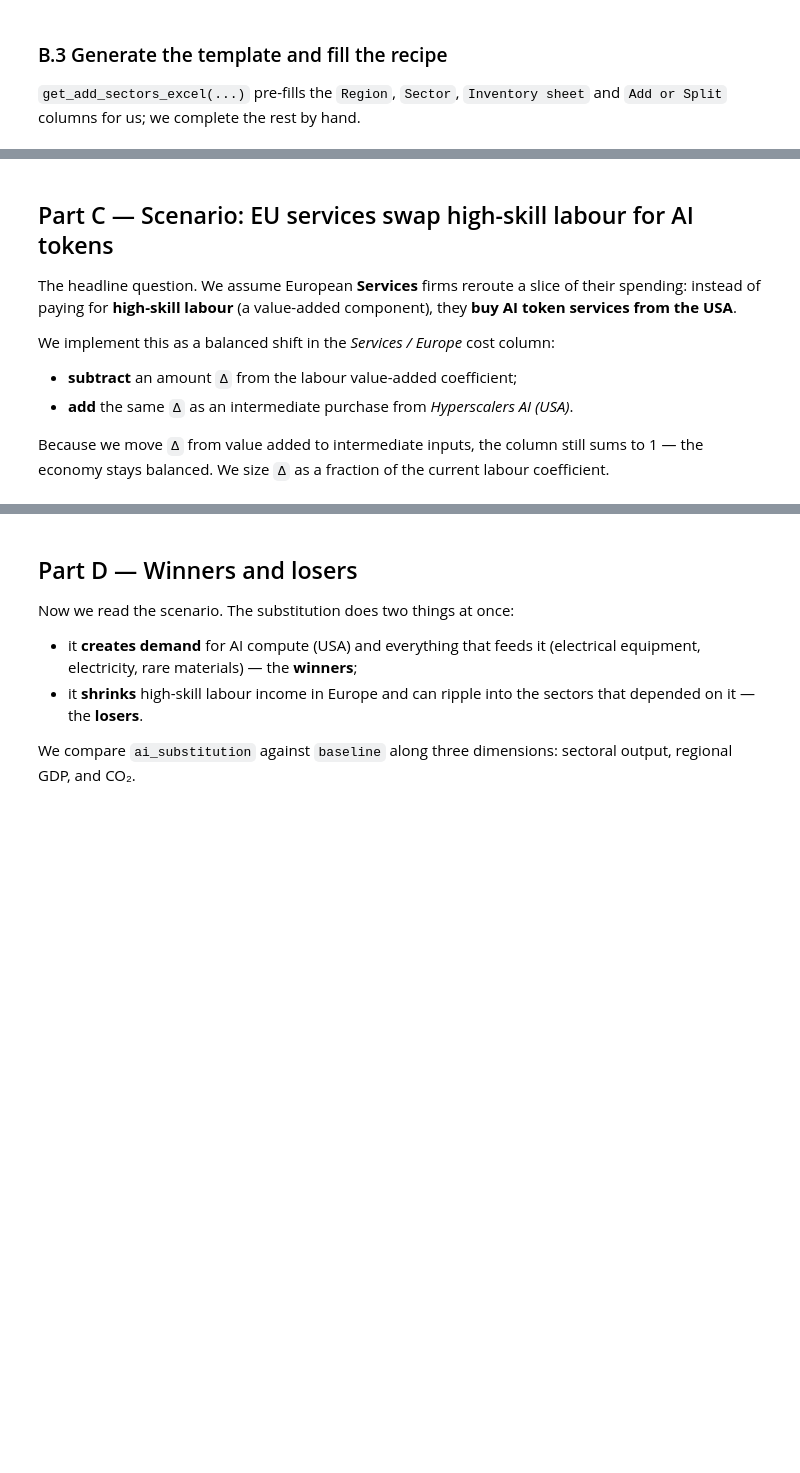
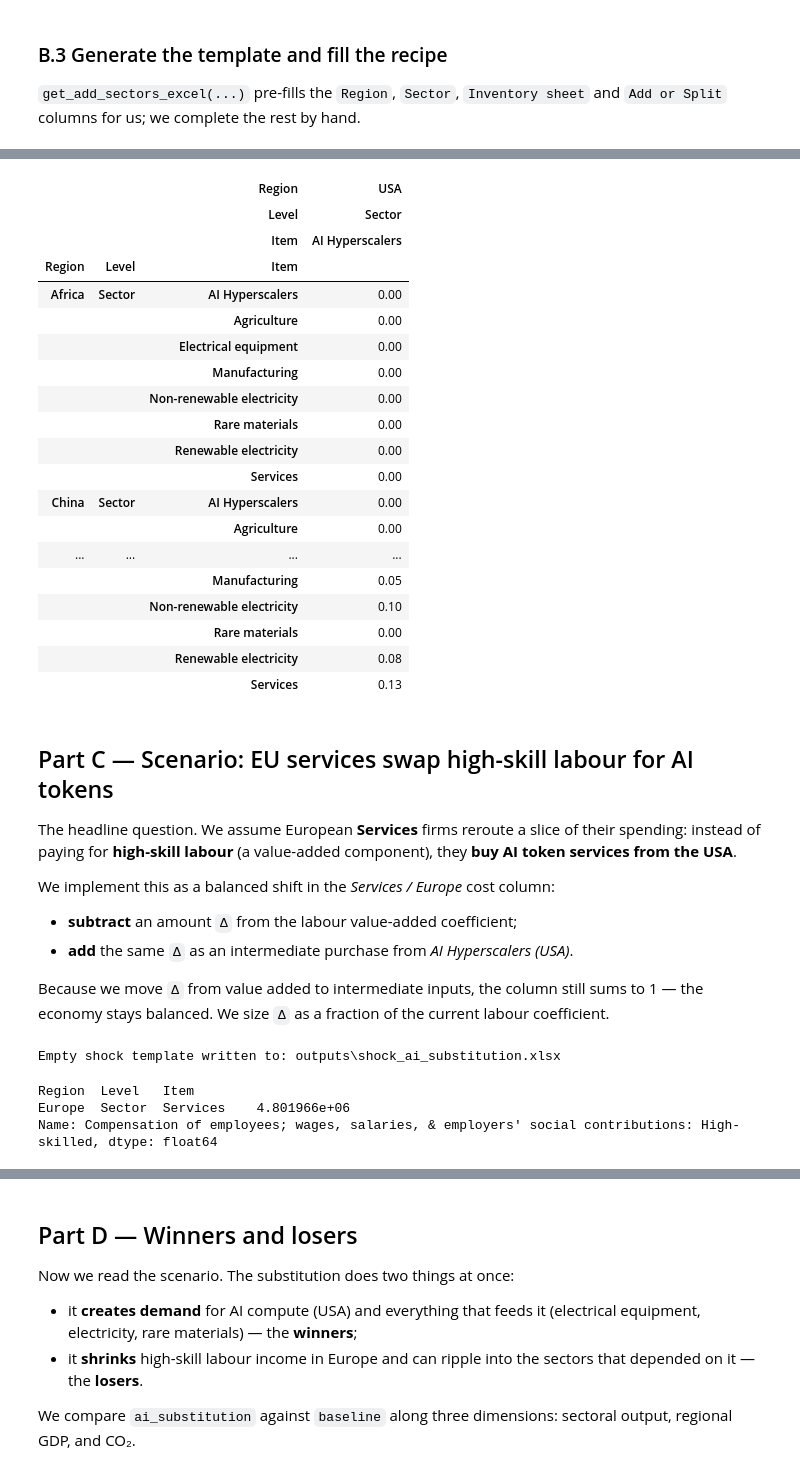
Before and after one commit to it-is-me-mario/deep-dive, a Jupyter notebook: notebooks/3. Add sectors and shocks (AI scenarios).ipynb, the cells around one changed output, grey strips where cells are left out. Cells and saved outputs as stored; diff of their text form; code cells hidden in the pictures; blank space fills up the shorter version.

```diff
--- a/notebooks/3. Add sectors and shocks (AI scenarios).ipynb
+++ b/notebooks/3. Add sectors and shocks (AI scenarios).ipynb
@@ -138,9 +175,3 @@ We reload a **fresh** baseline so this structural change is independent of Part
-# %%
-db = mario.parse_from_parquet(
-    PARQUET_PATH, table="IOT", mode="flows", new_scenario="baseline", flat=True,
-)
-db.calc_all(["X", "z", "v", "e", "Y"])
-baseline_X = output_series(db, "baseline")
 # %% [markdown]
 ### B.1 The cost structure of an AI hyperscaler
 
@@ -249,11 +257,7 @@ are illustrative placeholders to calibrate):
 
 Save the file, then apply it below.
 # %%
+ADD_PATH = r"C:\Users\nicog\GitHub\deep-dive\notebooks\outputs\AI_filled.xlsx"
+
 db.read_add_sectors_excel(ADD_PATH, read_inventories=True)
-db.add_sectors(io=ADD_PATH)
-db.calc_all(["X", "z", "v", "e", "Y"])
-
-print("Sectors now:", db.sectors)
-ai_X = output_series(db, "baseline")
-print("\nHyperscalers AI output (M€):", float(ai_X.loc[(AI_REGION, AI_SECTOR)]))
-baseline_X = ai_X   # refresh the baseline reference (now 8 sectors)
+db_ex = db.add_sectors(io=ADD_PATH, inplace=False)
@@ -260,6 +277,26 @@ baseline_X = ai_X   # refresh the baseline reference (now 8 sectors)
 # %%
-# Sanity-check the column we just created: AI's technical-coefficient column
-db.z.loc[:, (AI_REGION, "Sector", AI_SECTOR)].pipe(lambda s: s[s != 0])
+db_ex.z.loc[:,("USA",slice(None),"AI Hyperscalers")]
+# %% [output]
+|  |  | Region | USA |
+|  |  | Level | Sector |
+|  |  | Item | AI Hyperscalers |
+| Region | Level | Item |  |
+| Africa | Sector | AI Hyperscalers | 0.00 |
+|  |  | Agriculture | 0.00 |
+|  |  | Electrical equipment | 0.00 |
+|  |  | Manufacturing | 0.00 |
+|  |  | Non-renewable electricity | 0.00 |
+|  |  | Rare materials | 0.00 |
+|  |  | Renewable electricity | 0.00 |
+|  |  | Services | 0.00 |
+| China | Sector | AI Hyperscalers | 0.00 |
+|  |  | Agriculture | 0.00 |
+| ... | ... | ... | ... |
+|  |  | Manufacturing | 0.05 |
+|  |  | Non-renewable electricity | 0.10 |
+|  |  | Rare materials | 0.00 |
+|  |  | Renewable electricity | 0.08 |
+|  |  | Services | 0.13 |
 # %% [markdown]
 ## Part C — Scenario: EU services swap high-skill labour for AI tokens
 
@@ -270,7 +307,7 @@ component), they **buy AI token services from the USA**.
 We implement this as a balanced shift in the *Services / Europe* cost column:
 
 - **subtract** an amount `Δ` from the labour value-added coefficient;
-- **add** the same `Δ` as an intermediate purchase from *Hyperscalers AI (USA)*.
+- **add** the same `Δ` as an intermediate purchase from *AI Hyperscalers (USA)*.
 
 Because we move `Δ` from value added to intermediate inputs, the column still sums
 to 1 — the economy stays balanced. We size `Δ` as a fraction of the current
@@ -287,4 +315,15 @@ print(f"New labour coeff. to write : {labour_coeff - delta:.4f}   (= labour - de
 # %%
 SUB_PATH = os.path.join(OUT_DIR, "shock_ai_substitution.xlsx")
-db.get_shock_excel(path=SUB_PATH, num_shock=2)
+db_ex.get_shock_excel(path=SUB_PATH, num_shock=2)
 print("Empty shock template written to:", SUB_PATH)
+# %% [output]
+Empty shock template written to: outputs\shock_ai_substitution.xlsx
+# %%
+db.V.loc[
+    "Compensation of employees; wages, salaries, & employers' social contributions: High-skilled",
+    ('Europe', slice(None), 'Services')
+]
+# %% [output]
+Region  Level   Item
+Europe  Sector  Services    4.801966e+06
+Name: Compensation of employees; wages, salaries, & employers' social contributions: High-skilled, dtype: float64
```
Also changed, not shown: parts of 30 cells of this notebook, 2 other files.
